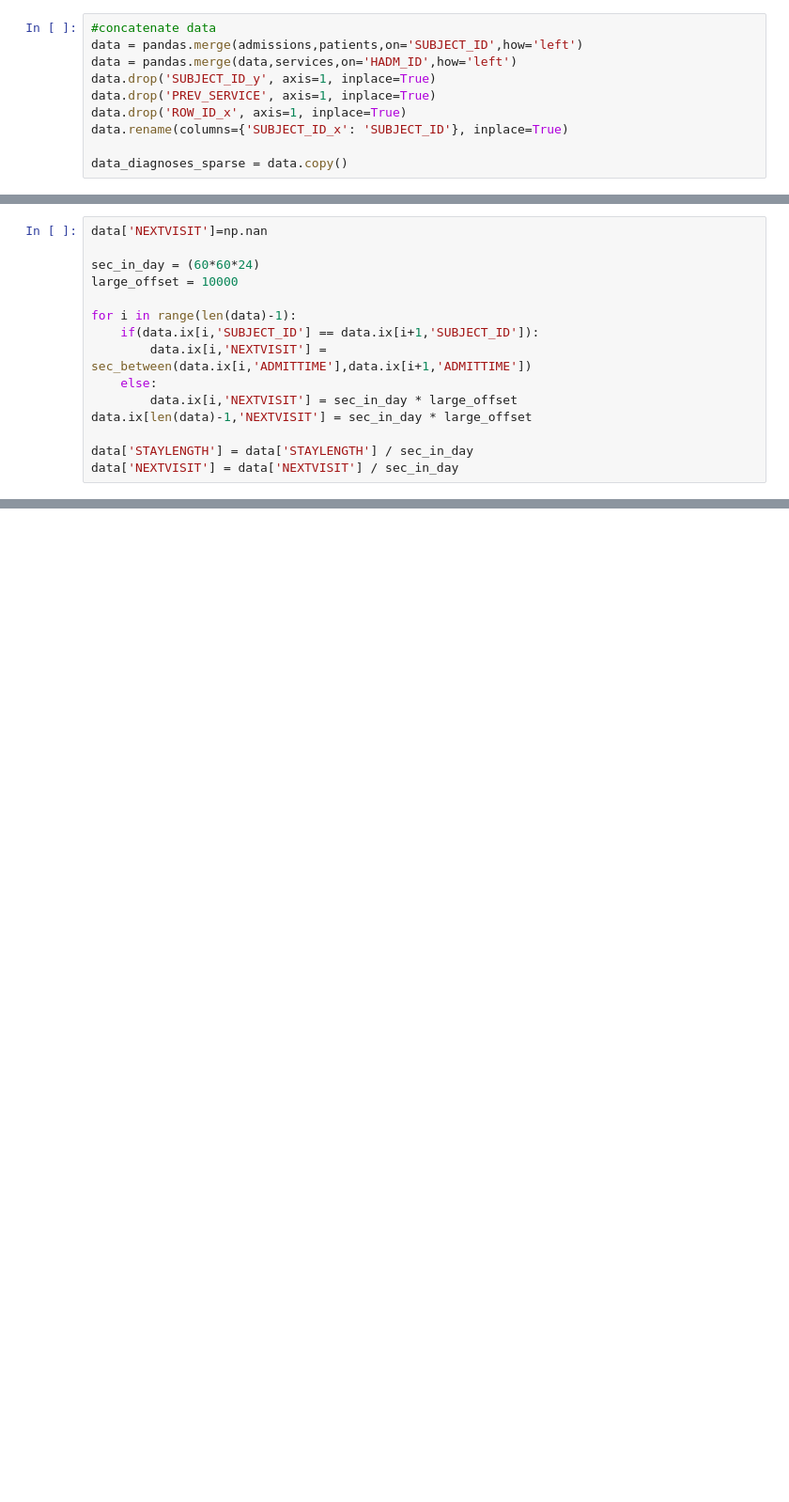
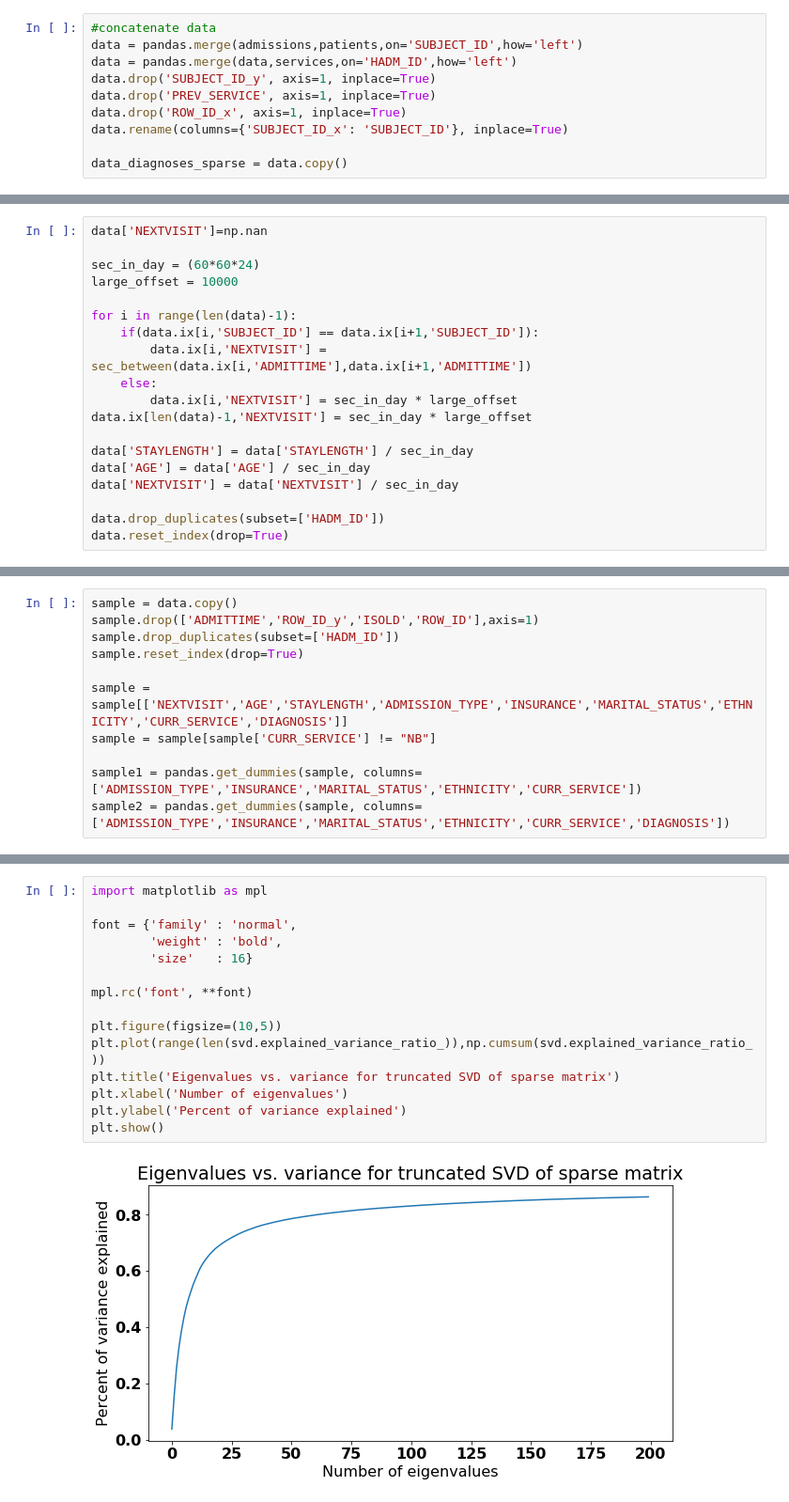
Before and after one commit to cierrabeck/HospitalReadmission, a Jupyter notebook: dataset concatenator.ipynb, the cells around one changed output, grey strips where cells are left out. Shown at 94% size. Drawn from its saved outputs; the diff is of its cells as text; blank space fills up the shorter version.

```diff
--- a/dataset concatenator.ipynb
+++ b/dataset concatenator.ipynb
@@ -65,4 +69,8 @@ for i in range(len(data)-1):
 data.ix[len(data)-1,'NEXTVISIT'] = sec_in_day * large_offset
 
 data['STAYLENGTH'] = data['STAYLENGTH'] / sec_in_day
+data['AGE'] = data['AGE'] / sec_in_day
 data['NEXTVISIT'] = data['NEXTVISIT'] / sec_in_day
+
+data.drop_duplicates(subset=['HADM_ID'])
+data.reset_index(drop=True)
@@ -68,0 +103,11 @@ data['NEXTVISIT'] = data['NEXTVISIT'] / sec_in_day
+# %%
+sample = data.copy()
+sample.drop(['ADMITTIME','ROW_ID_y','ISOLD','ROW_ID'],axis=1)
+sample.drop_duplicates(subset=['HADM_ID'])
+sample.reset_index(drop=True)
+
+sample = sample[['NEXTVISIT','AGE','STAYLENGTH','ADMISSION_TYPE','INSURANCE','MARITAL_STATUS','ETHNICITY','CURR_SERVICE','DIAGNOSIS']]
+sample = sample[sample['CURR_SERVICE'] != "NB"]
+
+sample1 = pandas.get_dummies(sample, columns=['ADMISSION_TYPE','INSURANCE','MARITAL_STATUS','ETHNICITY','CURR_SERVICE'])
+sample2 = pandas.get_dummies(sample, columns=['ADMISSION_TYPE','INSURANCE','MARITAL_STATUS','ETHNICITY','CURR_SERVICE','DIAGNOSIS'])
@@ -68,0 +199,17 @@ data['NEXTVISIT'] = data['NEXTVISIT'] / sec_in_day
+# %%
+import matplotlib as mpl
+
+font = {'family' : 'normal',
+        'weight' : 'bold',
+        'size'   : 16}
+
+mpl.rc('font', **font)
+
+plt.figure(figsize=(10,5))
+plt.plot(range(len(svd.explained_variance_ratio_)),np.cumsum(svd.explained_variance_ratio_))
+plt.title('Eigenvalues vs. variance for truncated SVD of sparse matrix')
+plt.xlabel('Number of eigenvalues')
+plt.ylabel('Percent of variance explained')
+plt.show()
+# %% [output]
+[figure, added]
```
Also changed, not shown: parts of 28 cells of this notebook, 6 other files.
